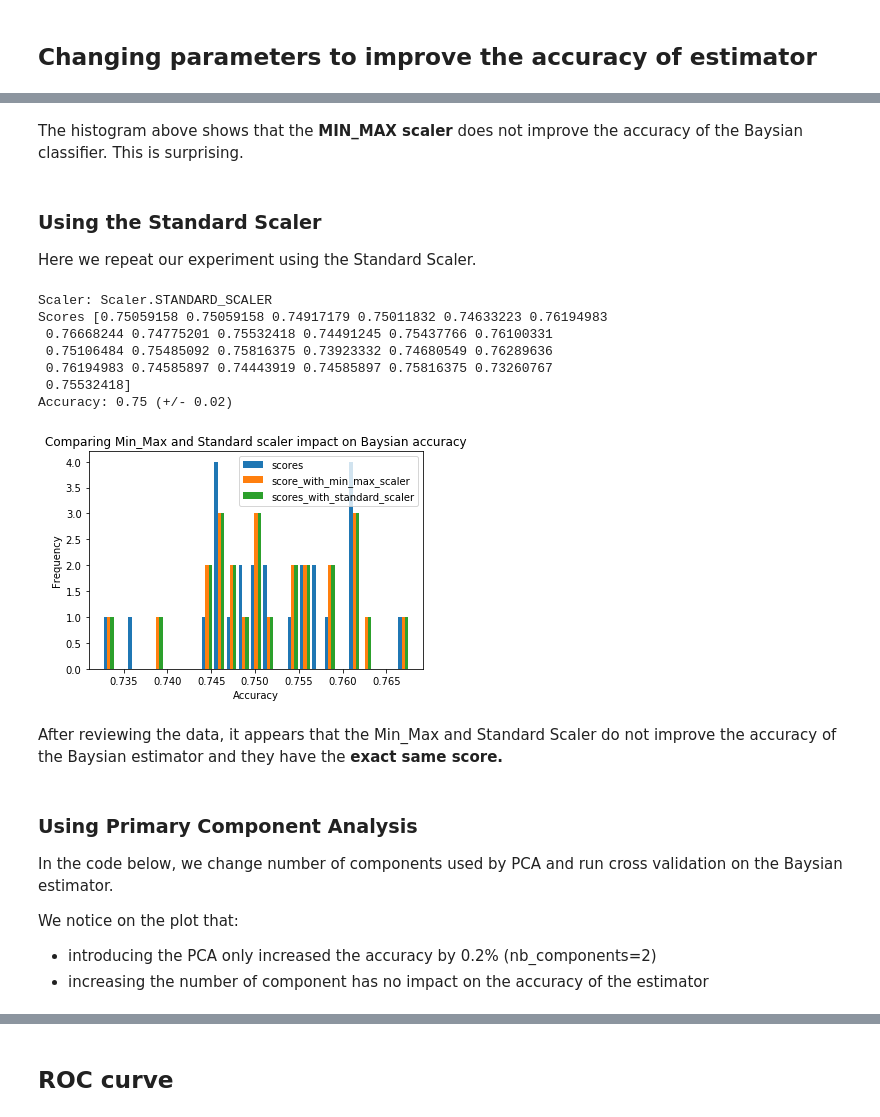
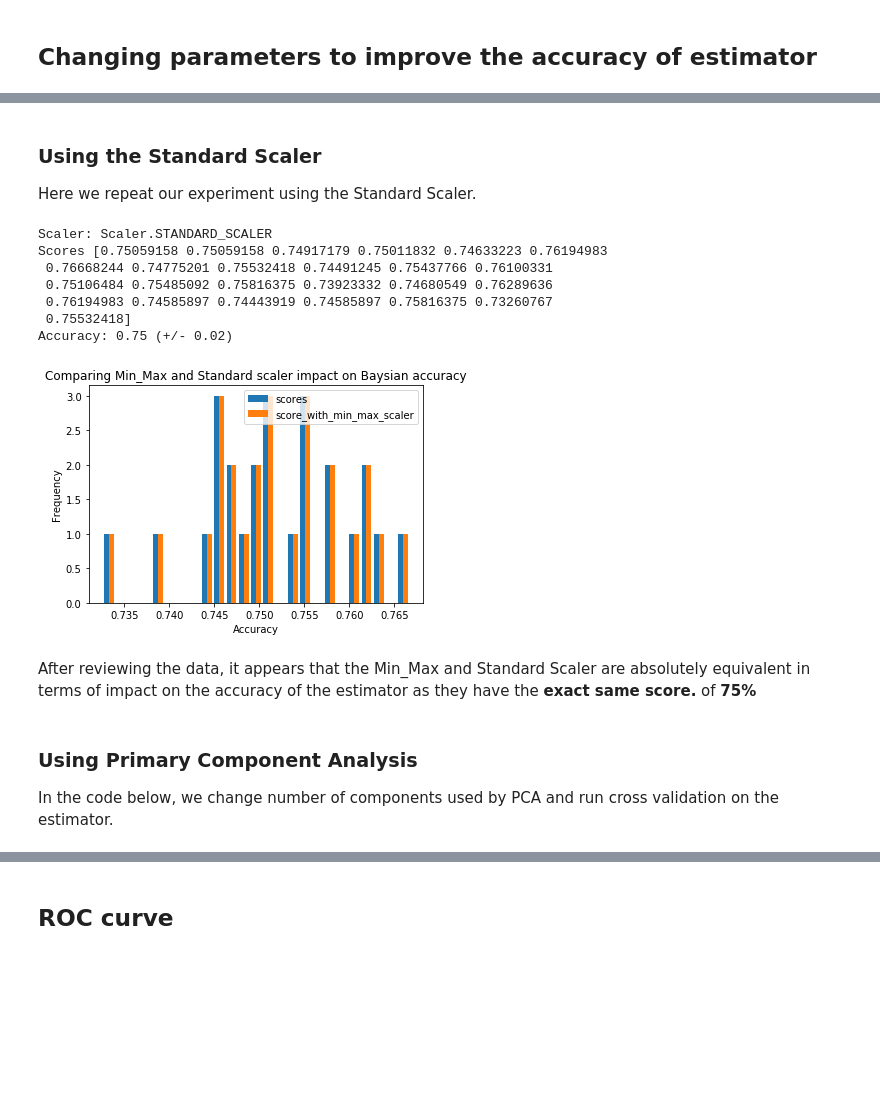
Before and after one commit to vipulpopat/MSCAI_CE4021_Project, a Jupyter notebook: Baysian_telco.ipynb, the cells around one changed output, grey strips where cells are left out. Drawn from its saved outputs; the diff is of its cells as text; code cells hidden in the pictures; blank space fills up the shorter version.

Commit message:
Adding simple visualisation + cleanup

```diff
--- a/Baysian_telco.ipynb
+++ b/Baysian_telco.ipynb
@@ -609,35 +576,29 @@ plt.show()
-# %% [markdown]
-The histogram above shows that the **MIN_MAX scaler** does not improve the accuracy of the Baysian classifier. This is surprising.
 # %% [markdown]
 ### Using the Standard Scaler
 Here we repeat our experiment using the Standard Scaler.
 # %%
 std_scaled_data = scale_data(Scaler.STANDARD_SCALER, data)
 scores_with_standard_scaler = do_cross_validation(std_scaled_data, target)
-plt.hist([scores, score_with_scaler, scores_with_standard_scaler], 25, label=['scores', 'score_with_min_max_scaler', 'scores_with_standard_scaler'])
+plt.hist([scores, scores_with_standard_scaler], 25, label=['scores', 'score_with_min_max_scaler', 'scores_with_standard_scaler'])
 plt.legend(loc='upper right')
 plt.xlabel("Accuracy")
 plt.ylabel("Frequency")
 plt.title("Comparing Min_Max and Standard scaler impact on Baysian accuracy")
 plt.show()
 # %% [output]
 Scaler: Scaler.STANDARD_SCALER
 Scores [0.75059158 0.75059158 0.74917179 0.75011832 0.74633223 0.76194983
  0.76668244 0.74775201 0.75532418 0.74491245 0.75437766 0.76100331
  0.75106484 0.75485092 0.75816375 0.73923332 0.74680549 0.76289636
  0.76194983 0.74585897 0.74443919 0.74585897 0.75816375 0.73260767
  0.75532418]
 Accuracy: 0.75 (+/- 0.02)
-[figure, old version]
+[figure, new version]
 # %% [markdown]
-After reviewing the data, it appears that the Min_Max and Standard Scaler do not improve the accuracy of the Baysian estimator and they have the **exact same score.**
+After reviewing the data, it appears that the Min_Max and Standard Scaler are absolutely equivalent in terms of impact on the accuracy of the estimator as they have the **exact same score.** of **75%**
 # %% [markdown]
 ### Using Primary Component Analysis
-In the code below, we change number of components used by PCA and run cross validation on the Baysian estimator.
-
-We notice on the plot that:
-  * introducing the PCA only increased the accuracy by 0.2% (nb_components=2)
-  * increasing the number of component has no impact on the accuracy of the estimator
+In the code below, we change number of components used by PCA and run cross validation on the estimator.
 # %%
 min_nb_component = 1
 max_nb_component = 10
```
Also changed, not shown: parts of 34 cells of this notebook.
